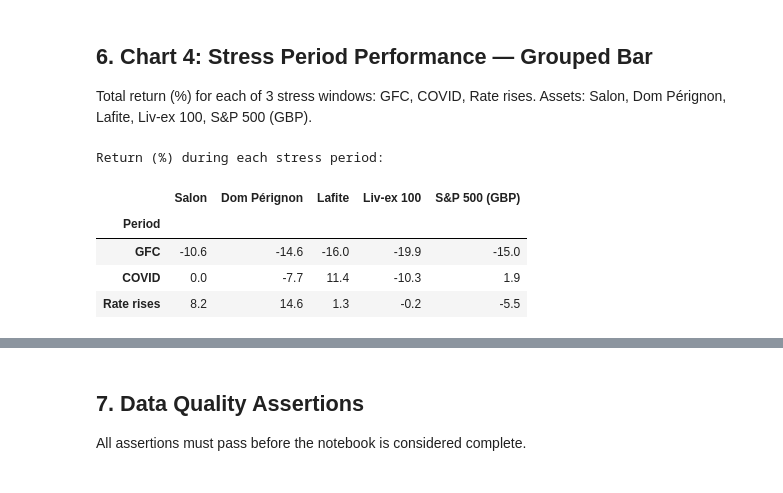
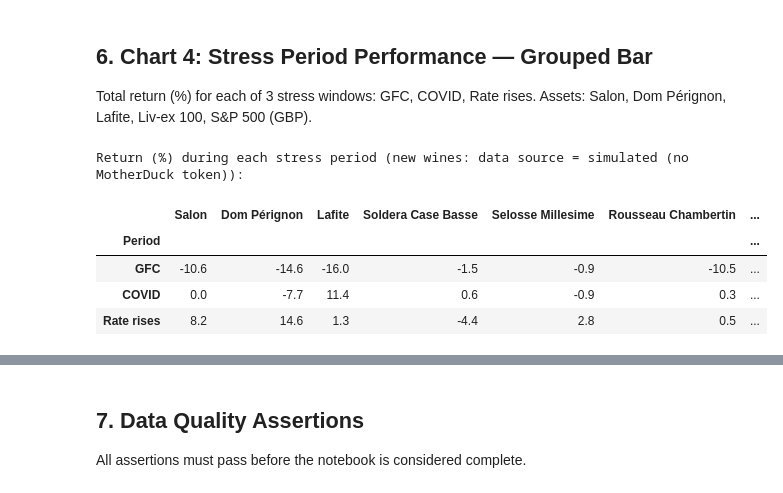
Before and after one commit to acdaniel864/report-for-me, a Jupyter notebook: projects/correlation-diversification/notebooks/04_heterogeneity_analysis.ipynb, the cells around one changed output, grey strips where cells are left out. Cells and saved outputs as stored; diff of their text form; code cells hidden in the pictures.

```diff
--- a/projects/correlation-diversification/notebooks/04_heterogeneity_analysis.ipynb
+++ b/projects/correlation-diversification/notebooks/04_heterogeneity_analysis.ipynb
@@ -423,30 +734,41 @@ for wine_name in wine_names_present:
         color=color, linewidth=1.6, label=wine_name, alpha=0.9,
     )
 
-# Shade stress periods
+# Stress period shading
 for p_start, p_end, p_label in STRESS_PERIODS:
     ts = pd.Timestamp(p_start)
     te = pd.Timestamp(p_end)
     ax.axvspan(ts, te, alpha=0.09, color=STRESS_SHADE, zorder=0)
     ylim    = ax.get_ylim()
     y_label = ylim[0] + (ylim[1] - ylim[0]) * 0.92
-    ax.text(
-        ts + (te - ts) / 2, y_label, p_label,
-        ha="center", va="top", fontsize=7,
-        color=STRESS_SHADE, alpha=0.8,
+    ax.text(ts + (te - ts) / 2, y_label, p_label,
+            ha="center", va="top", fontsize=7, color=STRESS_SHADE, alpha=0.8)
+
+# Faint Liv-ex 100 overlay on secondary y-axis
+_livex_chart3 = livex_100_monthly[livex_100_monthly.index >= CHART_START].dropna()
+if len(_livex_chart3) > 0:
+    ax2 = ax.twinx()
+    ax2.plot(
+        _livex_chart3.index, _livex_chart3.values,
+        color="dimgray", linewidth=1.0, alpha=0.2,
+        linestyle="-", label="Liv-ex 100 (benchmark, right axis)",
     )
+    ax2.set_ylabel("Liv-ex 100 index level", fontsize=8, color="dimgray", alpha=0.5)
+    ax2.tick_params(axis="y", labelcolor="dimgray", labelsize=7)
+    ax2.set_ylim(bottom=0)
 
 ax.xaxis.set_major_formatter(mdates.DateFormatter("%Y"))
 ax.set_ylabel("Monthly trade count (# transactions)", fontsize=10)
 ax.set_title(
-    "Monthly Trade Volume — Salon | Dom Pérignon | Lafite (750 ml)",
+    "Monthly Trade Volume \u2014 Salon | Dom P\u00e9rignon | Lafite (750 ml)",
     fontsize=11, fontweight="bold",
 )
 ax.legend(fontsize=9)
 ax.grid(axis="y", alpha=0.3)
 fig.text(
     0.5, -0.02,
-    "Source: WineFi transaction data. Raw counts — no forward-fill applied.",
+    "Source: WineFi transaction data. Raw counts \u2014 no forward-fill applied. "
+    "Faint grey line (right axis) = Liv-ex 100 benchmark.",
     ha="center", fontsize=7, color="gray",
 )
 plt.tight_layout()
@@ -464,42 +786,47 @@ Saved -> /home/runner/work/report-for-me/report-for-me/projects/correlation-dive
 Total return (%) for each of 3 stress windows: GFC, COVID, Rate rises.
 Assets: Salon, Dom Pérignon, Lafite, Liv-ex 100, S&P 500 (GBP).
 # %%
-# Build asset series dict for stress calculations
+# Build asset series dict: original wines + top GFC performers + Liv-ex 100 + S&P 500
 stress_assets = {}
 for wine_name in wine_names_present:
     stress_assets[wine_name] = wine_price_ffill[wine_name].dropna()
 
-if livex_col:
-    stress_assets["Liv-ex 100"] = comp[livex_col].dropna()
+for _wine in TOP_GFC_PERFORMERS:
+    stress_assets[_wine] = new_wine_price_wide[_wine].dropna()
+
+# Liv-ex 100 from CSV (authoritative)
+stress_assets["Liv-ex 100 (benchmark)"] = livex_100_monthly
 
 stress_assets["S&P 500 (GBP)"] = sp500_gbp
 
 
 def period_return(series, start, end):
-    """Return total % return of series between start and end (inclusive)."""
-    window = series[(series.index >= pd.Timestamp(start)) &
-                    (series.index <= pd.Timestamp(end))].dropna()
+    # Total % return of series between start and end (inclusive).
+    window = series[
+        (series.index >= pd.Timestamp(start)) &
+        (series.index <= pd.Timestamp(end))
+    ].dropna()
     if len(window) < 2:
         return np.nan
     return float((window.iloc[-1] - window.iloc[0]) / window.iloc[0] * 100)
 
 
 stress_rows = []
 for p_start, p_end, p_label in STRESS_PERIODS:
     row = {"Period": p_label}
     for name, series in stress_assets.items():
         row[name] = period_return(series, p_start, p_end)
     stress_rows.append(row)
 
 stress_df = pd.DataFrame(stress_rows).set_index("Period")
 
-print("Return (%) during each stress period:")
+print("Return (%) during each stress period (new wines: data source = " + DATA_SOURCE + "):")
 display(stress_df.round(1))
 # %% [output]
-Return (%) during each stress period:
+Return (%) during each stress period (new wines: data source = simulated (no MotherDuck token)):
-|  | Salon | Dom Pérignon | Lafite | Liv-ex 100 | S&P 500 (GBP) |
-| Period |  |  |  |  |  |
-| GFC | -10.6 | -14.6 | -16.0 | -19.9 | -15.0 |
-| COVID | 0.0 | -7.7 | 11.4 | -10.3 | 1.9 |
-| Rate rises | 8.2 | 14.6 | 1.3 | -0.2 | -5.5 |
+|  | Salon | Dom Pérignon | Lafite | Soldera Case Basse | Selosse Millesime | Rousseau Chambertin | ... |
+| Period |  |  |  |  |  |  | ... |
+| GFC | -10.6 | -14.6 | -16.0 | -1.5 | -0.9 | -10.5 | ... |
+| COVID | 0.0 | -7.7 | 11.4 | 0.6 | -0.9 | 0.3 | ... |
+| Rate rises | 8.2 | 14.6 | 1.3 | -4.4 | 2.8 | 0.5 | ... |
 # %%
```
Also changed, not shown: parts of 14 cells of this notebook, 7 other files.
